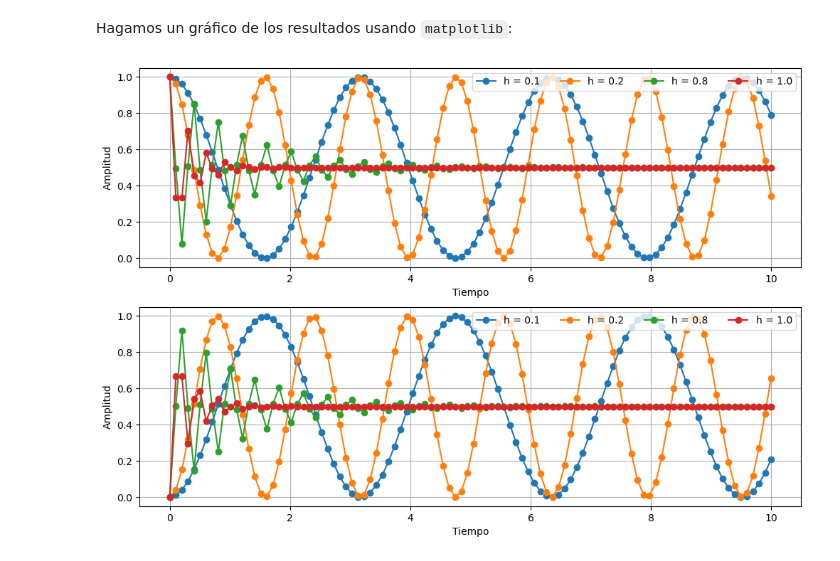
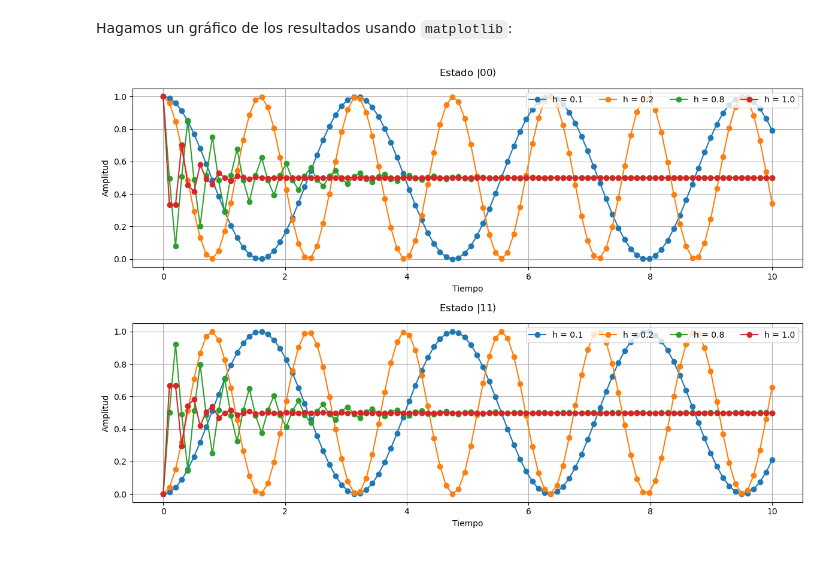
Before and after one commit to HernanBC/LabsComputacional, a Jupyter notebook: lab2/dynamics.ipynb, the cells around one changed output. Drawn from its saved outputs; the diff is of its cells as text; code cells hidden in the pictures.

Commit message:
titulos graph lab 2 y avance lab 3

```diff
--- a/lab2/dynamics.ipynb
+++ b/lab2/dynamics.ipynb
@@ -218,31 +218,39 @@ import matplotlib.pyplot as plt
 
 # Código aquí ->
 # Juegue con el valor de h para probar que utilizando valores grandes de h la dinámica se vuelve inestable
 
 fig, ax = plt.subplots(2,1 , figsize = (12,8))
 
 # Grafica del estado |00>
+
+ax[0].set_title(r"Estado $|00\rangle$", pad = 15)
+
 for i in range(len(h_list)):
 
 	ax[0].plot(times, stateQuant00_list[i], '-o',label = f"h = {h_list[i]}")
 
 ax[0].set_ylabel("Amplitud")
 ax[0].set_xlabel("Tiempo")
 ax[0].grid()
 
 ax[0].legend(loc = "upper right" , ncol= 4)
 
 # Grafica del estado |11>
+
+ax[1].set_title(r"Estado $|11\rangle$" , pad = 15)
+
 for i in range(len(h_list)):
 
 	ax[1].plot(times, stateQuant11_list[i],  '-o', label = f"h = {h_list[i]}")
 
 ax[1].set_ylabel("Amplitud")
 ax[1].set_xlabel("Tiempo")
 ax[1].grid()
 
 ax[1].legend(loc = "upper right",ncol = 4)
 
+plt.tight_layout()
+
 plt.savefig("integracion_hv.jpg")
 # %% [output]
-[figure, old version]
+[figure, new version]
```
Also changed, not shown: 3 other files.
